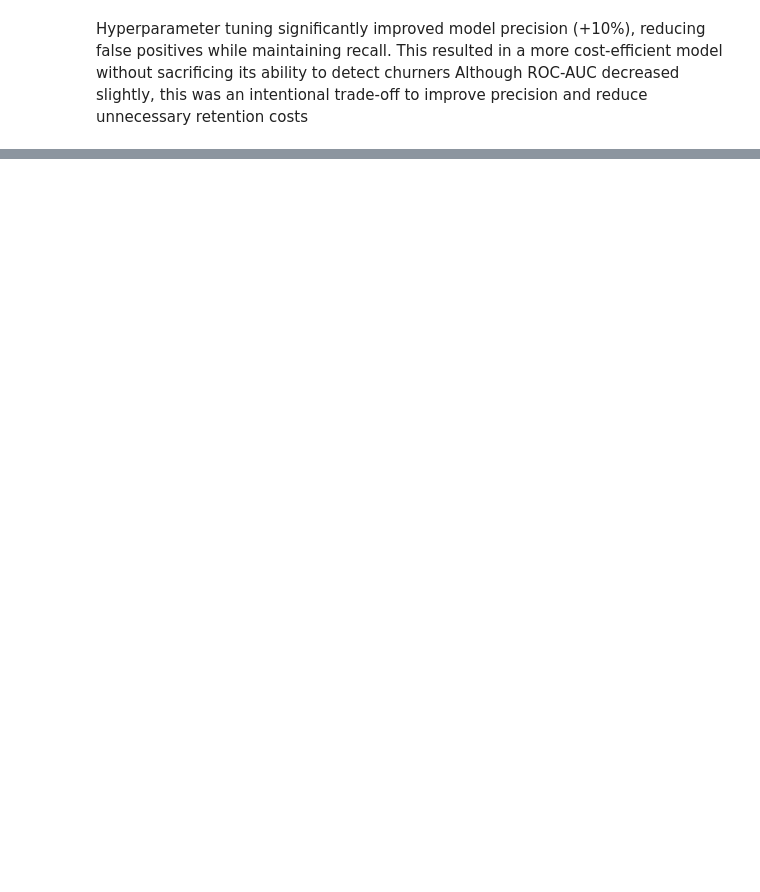
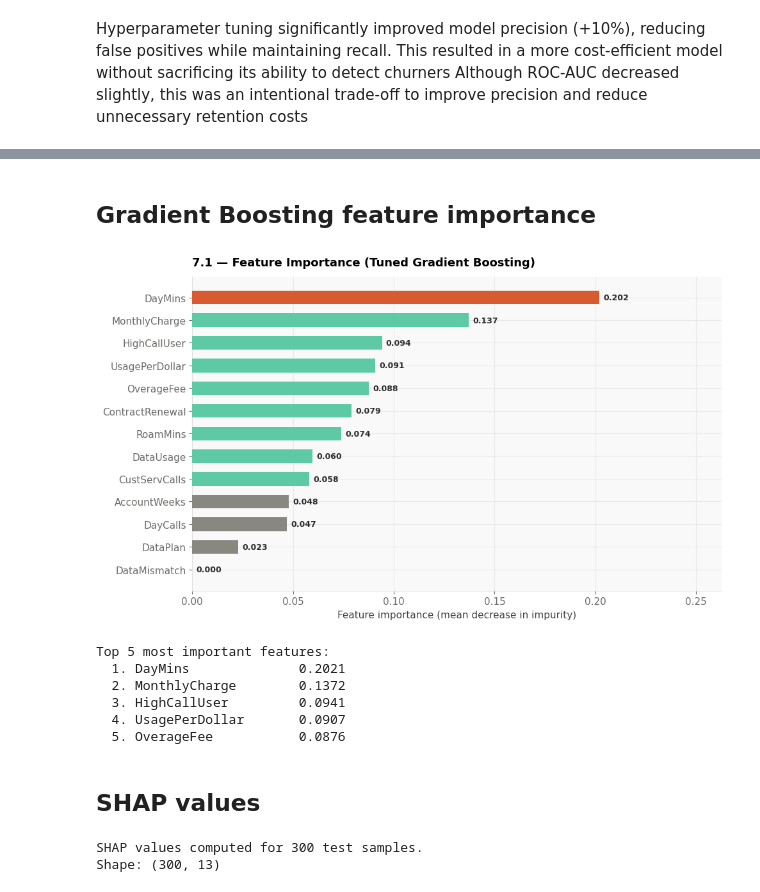
Before and after one commit to nkosimate/CustomerChurnPrediction, a Jupyter notebook: Churn.ipynb, the cells around one changed output, grey strips where cells are left out. Cells and saved outputs as stored; diff of their text form; code cells hidden in the pictures; blank space fills up the shorter version.

```diff
--- a/Churn.ipynb
+++ b/Churn.ipynb
@@ -1267,0 +1360,58 @@ Hyperparameter tuning significantly improved model precision (+10%), reducing fa
+# %% [markdown]
+## Gradient Boosting feature importance
+# %%
+feature_names = CONTINUOUS + BINARY
+
+importances = tuned_model.feature_importances_
+
+idx            = np.argsort(importances)[::-1]
+sorted_names   = [feature_names[i] for i in idx]
+sorted_imp     = importances[idx]
+
+fig, ax = plt.subplots(figsize=(10, 6))
+colors_imp = [CORAL if i == 0 else TEAL if sorted_imp[i] > 0.05 else GRAY
+              for i in range(len(sorted_names))]
+bars = ax.barh(sorted_names[::-1], sorted_imp[::-1],
+               color=colors_imp[::-1], zorder=3, height=0.6)
+
+for bar, val in zip(bars, sorted_imp[::-1]):
+    ax.text(val + 0.002, bar.get_y() + bar.get_height()/2,
+            f'{val:.3f}', va='center', fontsize=9, fontweight='bold', color=DARK)
+
+ax.set_xlabel('Feature importance (mean decrease in impurity)')
+ax.set_title('7.1 — Feature Importance (Tuned Gradient Boosting)', loc='left')
+ax.set_xlim(0, sorted_imp[0] * 1.3)
+for s in ['left','bottom']: ax.spines[s].set_color('#e0e0e0')
+plt.tight_layout()
+plt.show()
+
+print("Top 5 most important features:")
+for i in range(5):
+    print(f"  {i+1}. {sorted_names[i]:<20} {sorted_imp[i]:.4f}")
+# %% [output]
+[figure, added]
+Top 5 most important features:
+  1. DayMins              0.2021
+  2. MonthlyCharge        0.1372
+  3. HighCallUser         0.0941
+  4. UsagePerDollar       0.0907
+  5. OverageFee           0.0876
+# %% [markdown]
+## SHAP values
+# %%
+import shap
+
+# TreeExplainer works natively with Gradient Boosting
+X_test_sample = X_test_df.sample(n=300, random_state=42)
+
+explainer   = shap.TreeExplainer(tuned_model)
+shap_values = explainer.shap_values(X_test_sample)
+
+# GradientBoostingClassifier returns a single array (not list) for binary classification
+shap_churned = shap_values if not isinstance(shap_values, list) else shap_values[1]
+
+print(f"SHAP values computed for {len(X_test_sample)} test samples.")
+print(f"Shape: {shap_churned.shape}")
+# %% [output]
+SHAP values computed for 300 test samples.
+Shape: (300, 13)
```
Also changed, not shown: parts of 16 cells of this notebook.
